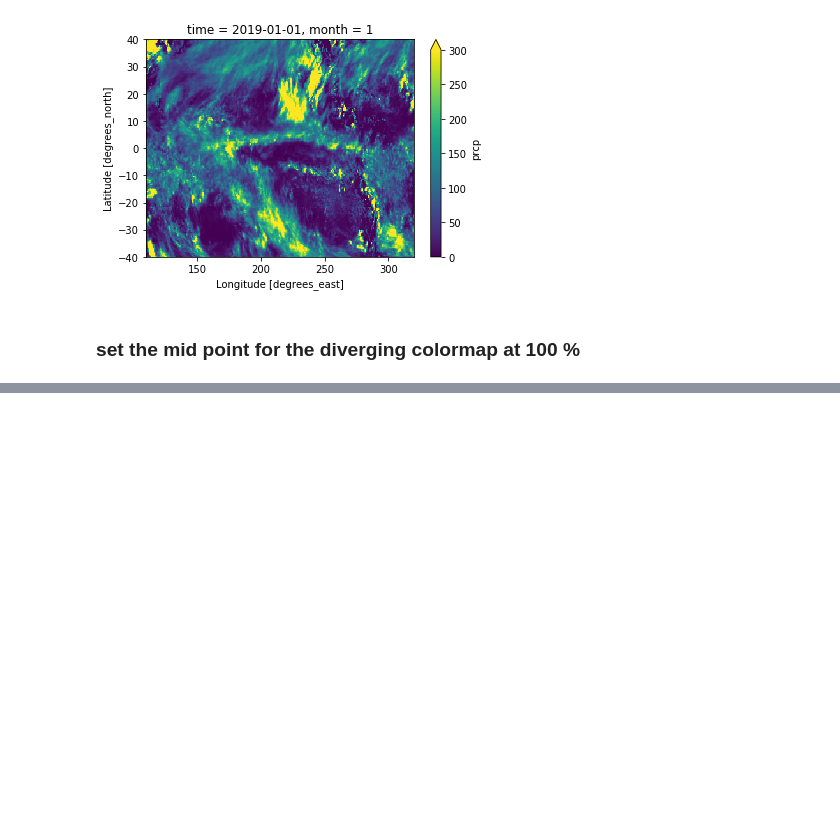
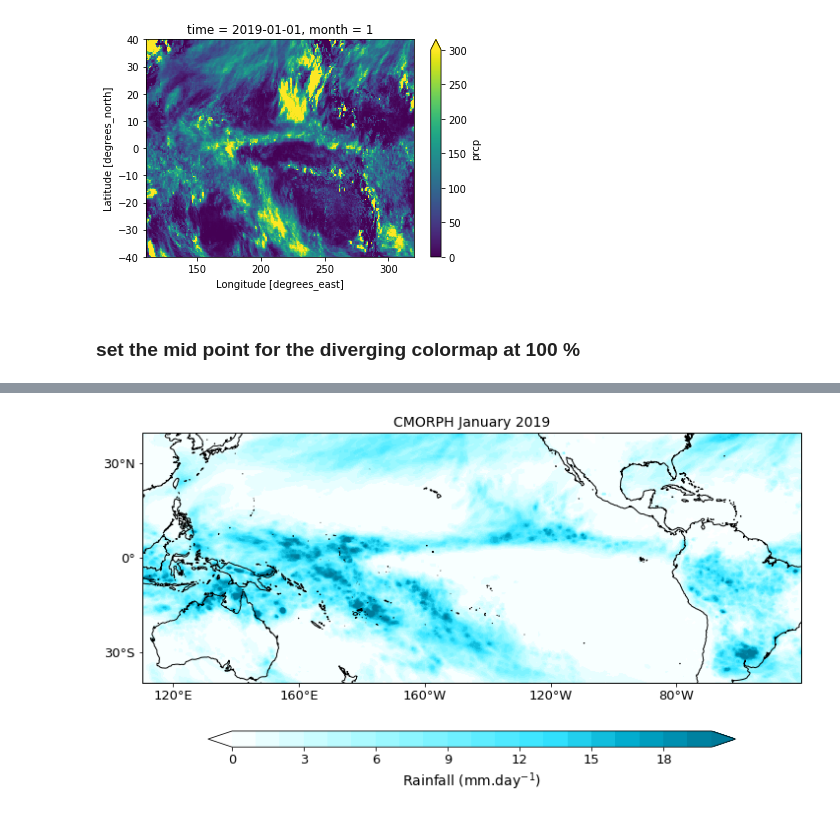
Before and after one commit to nicolasfauchereau/BAMS_SOTC_2019, a Jupyter notebook: notebooks/plot_monthly_maps.ipynb, the cells around one changed output, grey strips where cells are left out. Cells and saved outputs as stored; diff of their text form; code cells hidden in the pictures; blank space fills up the shorter version.

Commit message:
finished the mapping code, includes the call to the  function colors.DivergingNorm function from matplotlib for diverging colormaps with non-zero center

```diff
--- a/notebooks/plot_monthly_maps.ipynb
+++ b/notebooks/plot_monthly_maps.ipynb
@@ -251,0 +264,12 @@ plot_map(data_to_plot, date, varname=varname, fname=fname, title=title, units=un
+# %%
+fname = f"../figures/CMORPH_average_mm_{date:%Y-%m}.png"
+# %%
+cmap = palettable.lightbartlein.sequential.Blues7_7
+# %%
+cmap = cmap.mpl_colormap
+# %%
+data_to_plot = dset
+# %%
+plot_map(data_to_plot, date, varname=varname, title=title, fname=fname, units=units, cmap=cmap, vmin=vmin, vmax=vmax, step=step)
+# %% [output]
+[figure, added]
```
Also changed, not shown: parts of 8 cells of this notebook.
